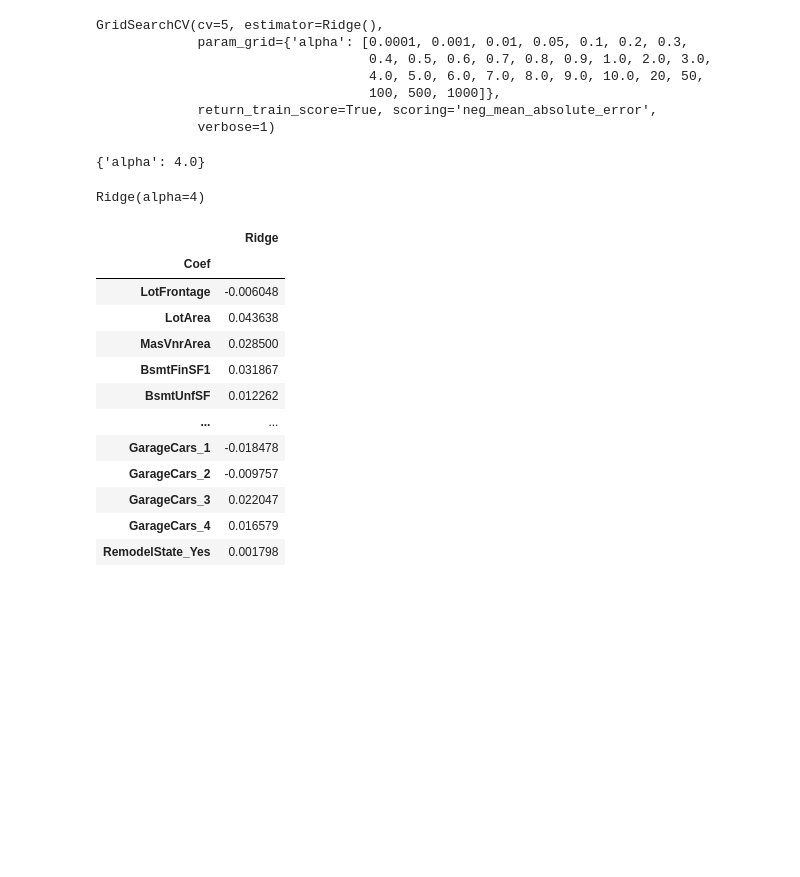
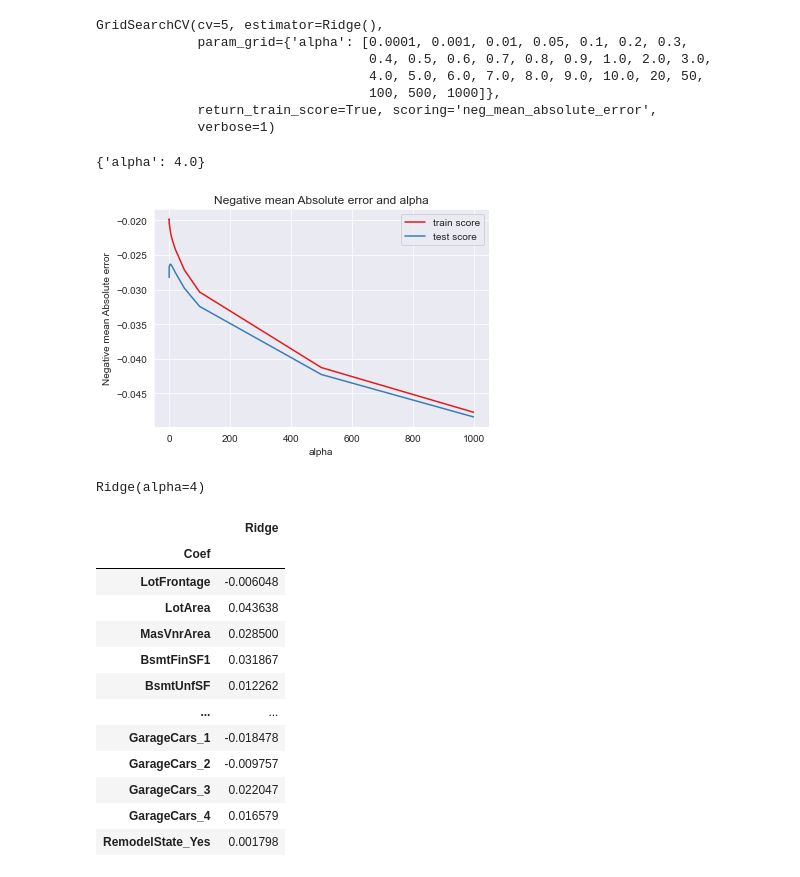
Before and after one commit to npalupunoori/AustrilianHousingCaseStudy, a Jupyter notebook: NarenReddy_Palupunoori.ipynb, the cells around one changed output. Saved outputs shown, nothing was run; the diff lists cells and outputs as text; code cells hidden in the pictures; blank space fills up the shorter version.

```diff
--- a/NarenReddy_Palupunoori.ipynb
+++ b/NarenReddy_Palupunoori.ipynb
@@ -1189,6 +1189,24 @@ GridSearchCV(cv=5, estimator=Ridge(),
 print(model_cv.best_params_)
 # %% [output]
 {'alpha': 4.0}
+# %%
+ridge_results = pd.DataFrame(model_cv.cv_results_)
+ridge_results[['param_alpha', 'mean_train_score', 'mean_test_score', 'rank_test_score']].sort_values(by = ['rank_test_score'])
+# plotting mean test and train scoes with alpha
+
+ridge_results['param_alpha'] = ridge_results['param_alpha'].astype('int32')
+
+# plotting
+
+plt.plot(ridge_results['param_alpha'], ridge_results['mean_train_score'])
+plt.plot(ridge_results['param_alpha'], ridge_results['mean_test_score'])
+plt.xlabel('alpha')
+plt.ylabel('Negative mean Absolute error')
+plt.title("Negative mean Absolute error and alpha")
+plt.legend(['train score', 'test score'], loc='upper right')
+plt.show()
+# %% [output]
+[figure, added]
 # %%
 #Fitting Ridge model for alpha = 4 and printing coefficients which have been penalised
 alpha = 4
```
Also changed, not shown: parts of 10 cells of this notebook, 1 other file.
